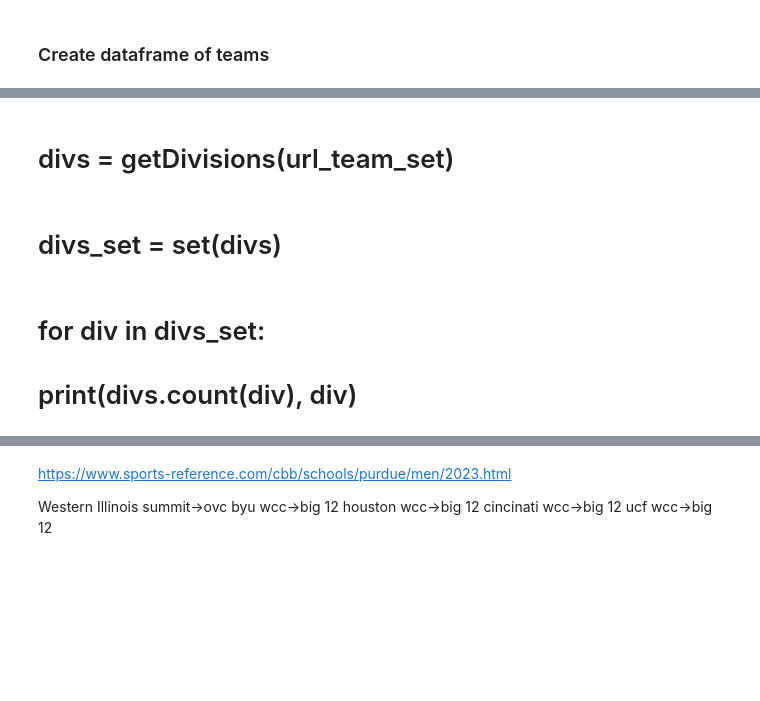
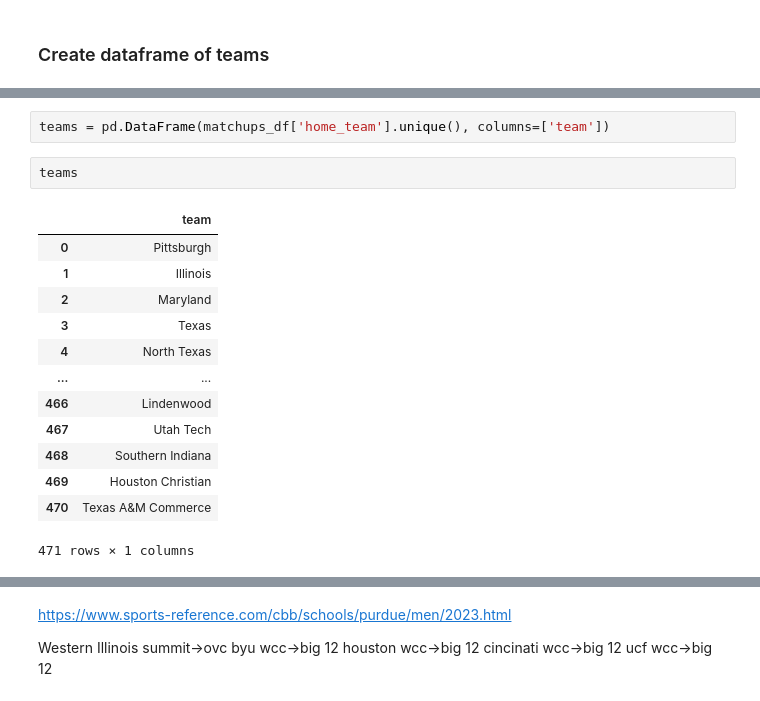
Before and after one commit to seelosjames/SlamStats, a Jupyter notebook: Dunkonomics.ipynb, the cells around one changed output, grey strips where cells are left out. Drawn from its saved outputs; the diff is of its cells as text; blank space fills up the shorter version.

```diff
--- a/Dunkonomics.ipynb
+++ b/Dunkonomics.ipynb
@@ -619,7 +481,18 @@ def getDivisions(url_list):
-# %% [markdown]
-# divs = getDivisions(url_team_set)
-# %% [markdown]
-# divs_set = set(divs)
-# %% [markdown]
-# for div in divs_set:
-#     print(divs.count(div), div)
+# %%
+teams = pd.DataFrame(matchups_df['home_team'].unique(), columns=['team'])
+# %%
+teams
+# %% [output]
+|  | team |
+| 0 | Pittsburgh |
+| 1 | Illinois |
+| 2 | Maryland |
+| 3 | Texas |
+| 4 | North Texas |
+| ... | ... |
+| 466 | Lindenwood |
+| 467 | Utah Tech |
+| 468 | Southern Indiana |
+| 469 | Houston Christian |
+| 470 | Texas A&M Commerce |
+471 rows × 1 columns
```
Also changed, not shown: parts of 40 cells of this notebook.
